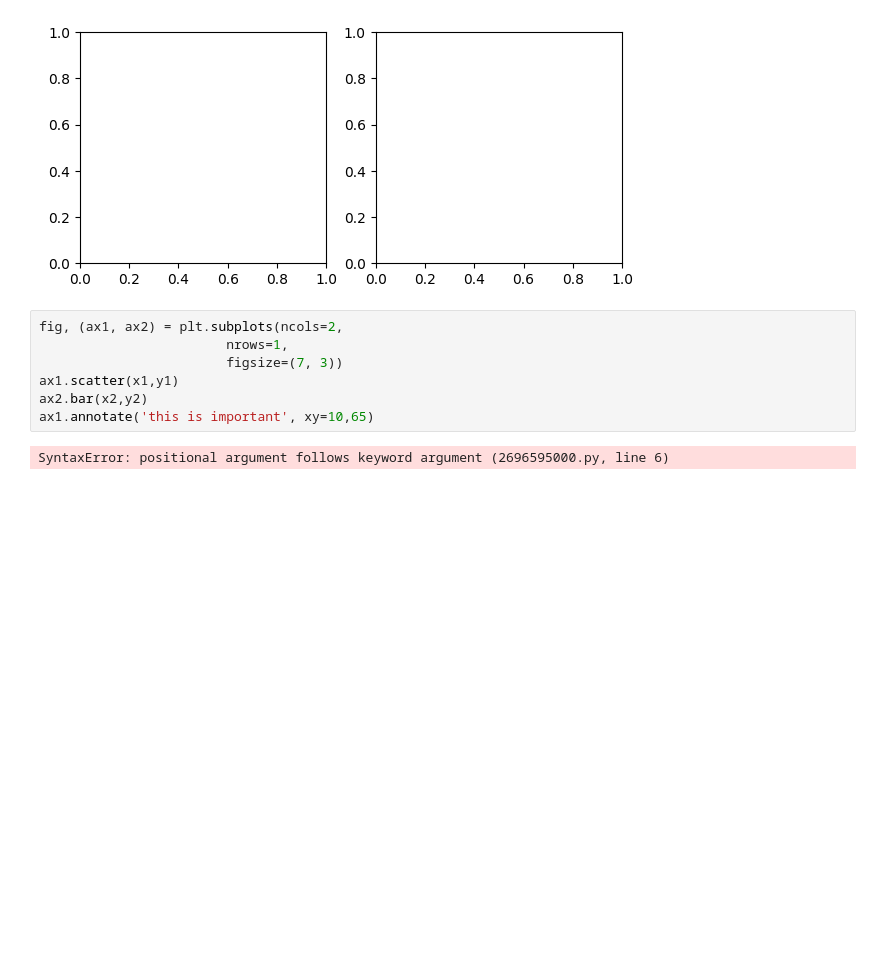
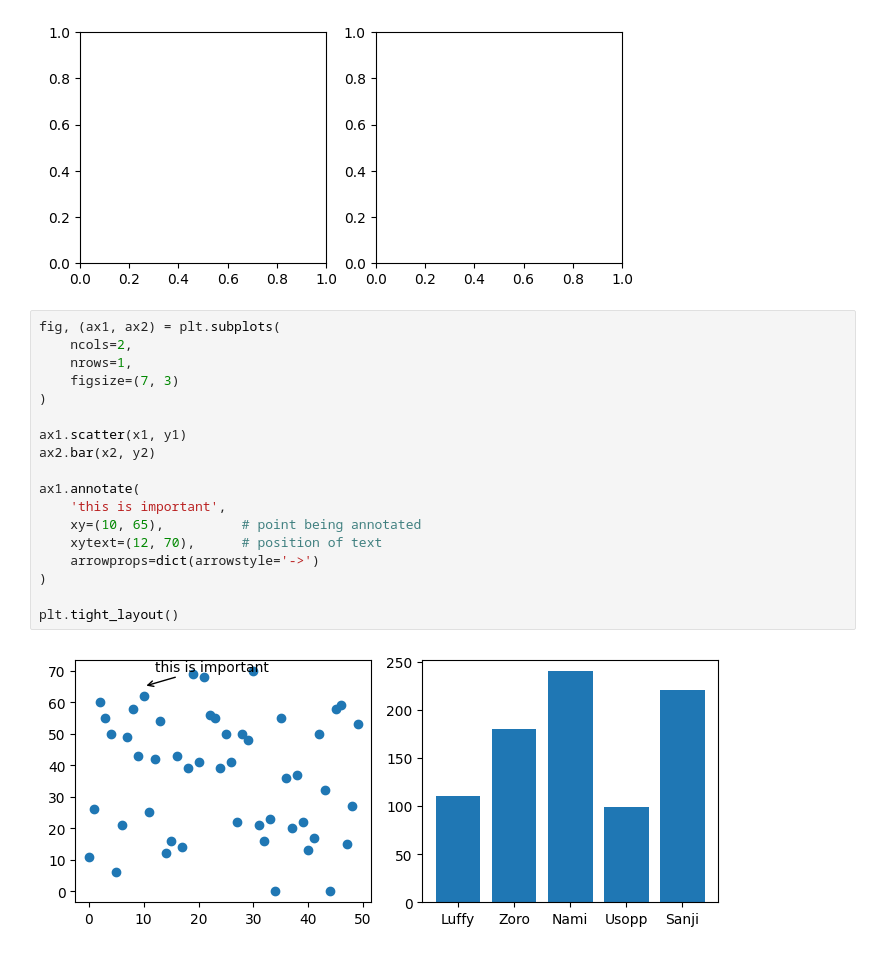
Before and after one commit to lsteine49/visualization, a Jupyter notebook: 02_activities/assignments/participation/assignment-1-code-27jan26.ipynb, the cells around one changed output. Saved outputs shown, nothing was run; the diff lists cells and outputs as text; blank space fills up the shorter version.

```diff
--- a/02_activities/assignments/participation/assignment-1-code-27jan26.ipynb
+++ b/02_activities/assignments/participation/assignment-1-code-27jan26.ipynb
@@ -17,11 +17,22 @@ fig,(ax1, ax2) = plt.subplots(ncols=2,
 # %% [output]
 [figure]
 # %%
-fig, (ax1, ax2) = plt.subplots(ncols=2,
-                        nrows=1,
-                        figsize=(7, 3))
-ax1.scatter(x1,y1)
-ax2.bar(x2,y2)
-ax1.annotate('this is important', xy=10,65)
+fig, (ax1, ax2) = plt.subplots(
+    ncols=2,
+    nrows=1,
+    figsize=(7, 3)
+)
+
+ax1.scatter(x1, y1)
+ax2.bar(x2, y2)
+
+ax1.annotate(
+    'this is important',
+    xy=(10, 65),          # point being annotated
+    xytext=(12, 70),      # position of text
+    arrowprops=dict(arrowstyle='->')
+)
+
+plt.tight_layout()
 # %% [output]
-SyntaxError: positional argument follows keyword argument (2696595000.py, line 6)
+[figure, added]
```
Also changed, not shown: parts of 10 cells of this notebook.
